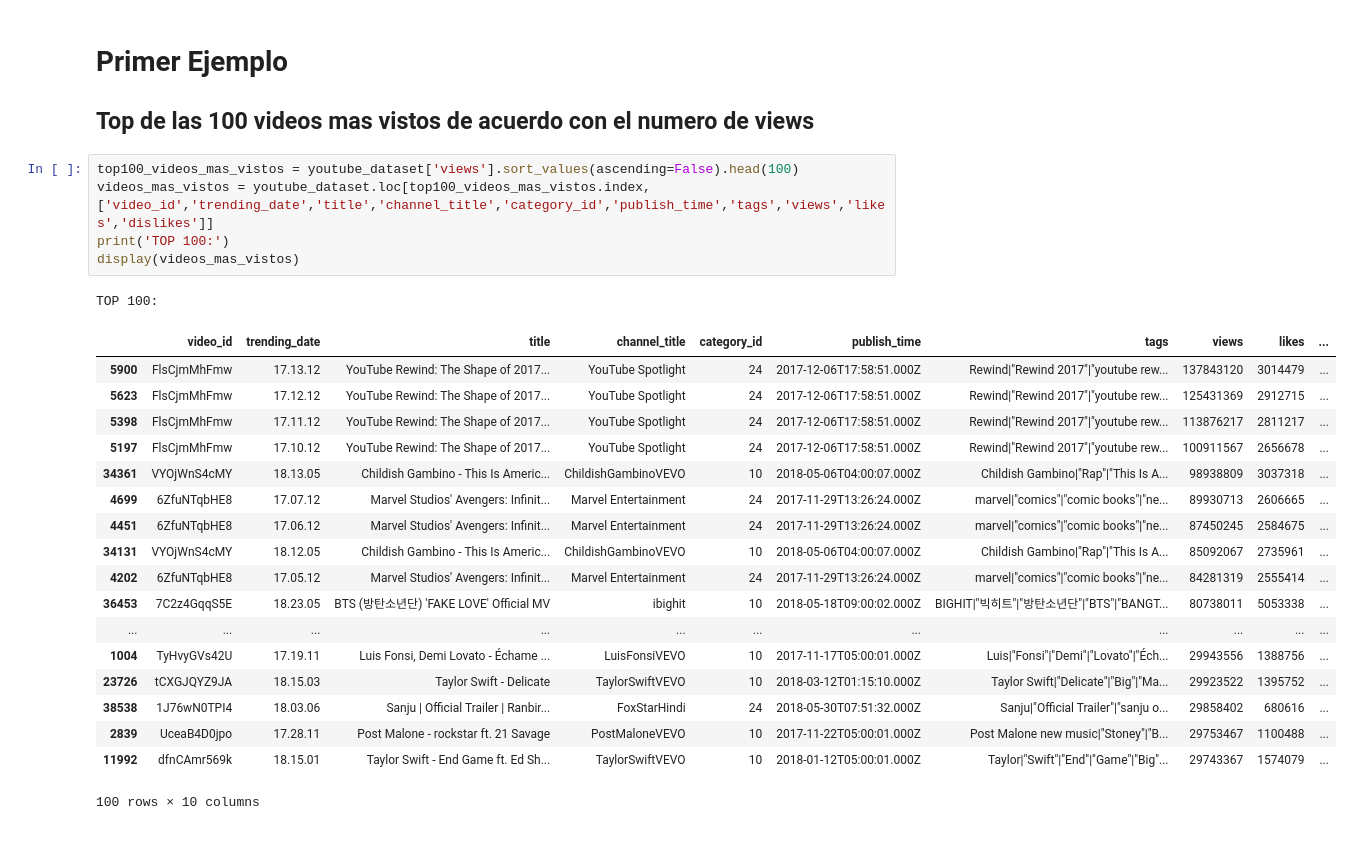
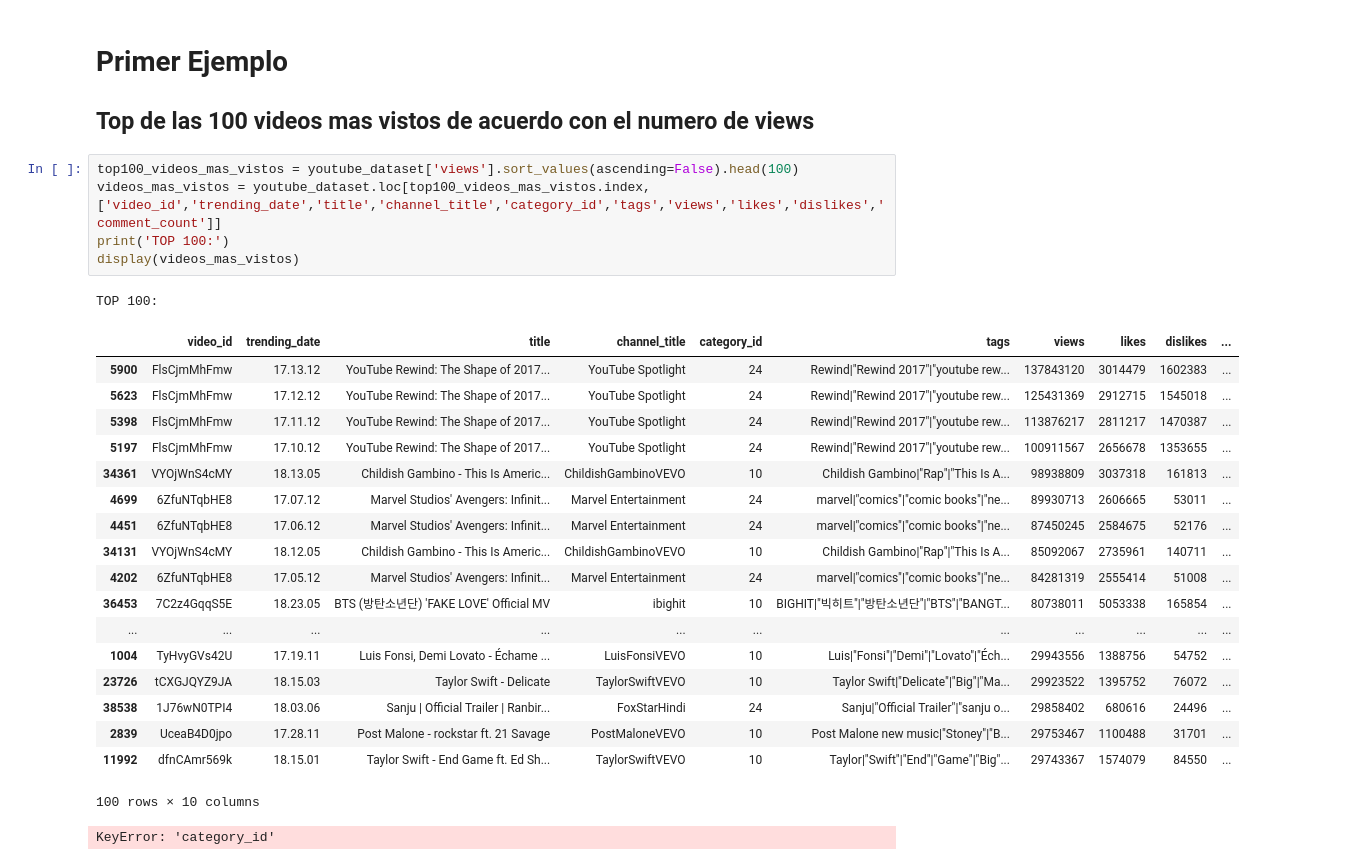
Before and after one commit to 2019-B-GR1-Python/py-alvarado-roman-ronald-francisco, a Jupyter notebook: Proyectos/Proyecto1/Proyecto1_Anlisis.ipynb, the cells around one changed output. Saved outputs shown, nothing was run; the diff lists cells and outputs as text.

```diff
--- a/Proyectos/Proyecto1/Proyecto1_Anlisis.ipynb
+++ b/Proyectos/Proyecto1/Proyecto1_Anlisis.ipynb
@@ -31,26 +41,27 @@ display(youtube_dataset.head(5))
 ## Top de las 100 videos mas vistos de acuerdo con el numero de views
 # %%
 top100_videos_mas_vistos = youtube_dataset['views'].sort_values(ascending=False).head(100)
-videos_mas_vistos = youtube_dataset.loc[top100_videos_mas_vistos.index,['video_id','trending_date','title','channel_title','category_id','publish_time','tags','views','likes','dislikes']]
+videos_mas_vistos = youtube_dataset.loc[top100_videos_mas_vistos.index,['video_id','trending_date','title','channel_title','category_id','tags','views','likes','dislikes','comment_count']]
 print('TOP 100:')
 display(videos_mas_vistos)
 # %% [output]
 TOP 100:
-|  | video_id | trending_date | title | channel_title | category_id | publish_time | tags | views | likes | ... |
-| 5900 | FlsCjmMhFmw | 17.13.12 | YouTube Rewind: The Shape of 2017... | YouTube Spotlight | 24 | 2017-12-06T17:58:51.000Z | Rewind|"Rewind 2017"|"youtube rew... | 137843120 | 3014479 | ... |
-| 5623 | FlsCjmMhFmw | 17.12.12 | YouTube Rewind: The Shape of 2017... | YouTube Spotlight | 24 | 2017-12-06T17:58:51.000Z | Rewind|"Rewind 2017"|"youtube rew... | 125431369 | 2912715 | ... |
-| 5398 | FlsCjmMhFmw | 17.11.12 | YouTube Rewind: The Shape of 2017... | YouTube Spotlight | 24 | 2017-12-06T17:58:51.000Z | Rewind|"Rewind 2017"|"youtube rew... | 113876217 | 2811217 | ... |
-| 5197 | FlsCjmMhFmw | 17.10.12 | YouTube Rewind: The Shape of 2017... | YouTube Spotlight | 24 | 2017-12-06T17:58:51.000Z | Rewind|"Rewind 2017"|"youtube rew... | 100911567 | 2656678 | ... |
-| 34361 | VYOjWnS4cMY | 18.13.05 | Childish Gambino - This Is Americ... | ChildishGambinoVEVO | 10 | 2018-05-06T04:00:07.000Z | Childish Gambino|"Rap"|"This Is A... | 98938809 | 3037318 | ... |
-| 4699 | 6ZfuNTqbHE8 | 17.07.12 | Marvel Studios' Avengers: Infinit... | Marvel Entertainment | 24 | 2017-11-29T13:26:24.000Z | marvel|"comics"|"comic books"|"ne... | 89930713 | 2606665 | ... |
-| 4451 | 6ZfuNTqbHE8 | 17.06.12 | Marvel Studios' Avengers: Infinit... | Marvel Entertainment | 24 | 2017-11-29T13:26:24.000Z | marvel|"comics"|"comic books"|"ne... | 87450245 | 2584675 | ... |
-| 34131 | VYOjWnS4cMY | 18.12.05 | Childish Gambino - This Is Americ... | ChildishGambinoVEVO | 10 | 2018-05-06T04:00:07.000Z | Childish Gambino|"Rap"|"This Is A... | 85092067 | 2735961 | ... |
-| 4202 | 6ZfuNTqbHE8 | 17.05.12 | Marvel Studios' Avengers: Infinit... | Marvel Entertainment | 24 | 2017-11-29T13:26:24.000Z | marvel|"comics"|"comic books"|"ne... | 84281319 | 2555414 | ... |
-| 36453 | 7C2z4GqqS5E | 18.23.05 | BTS (방탄소년단) 'FAKE LOVE' Official MV | ibighit | 10 | 2018-05-18T09:00:02.000Z | BIGHIT|"빅히트"|"방탄소년단"|"BTS"|"BANGT... | 80738011 | 5053338 | ... |
+|  | video_id | trending_date | title | channel_title | category_id | tags | views | likes | dislikes | ... |
+| 5900 | FlsCjmMhFmw | 17.13.12 | YouTube Rewind: The Shape of 2017... | YouTube Spotlight | 24 | Rewind|"Rewind 2017"|"youtube rew... | 137843120 | 3014479 | 1602383 | ... |
+| 5623 | FlsCjmMhFmw | 17.12.12 | YouTube Rewind: The Shape of 2017... | YouTube Spotlight | 24 | Rewind|"Rewind 2017"|"youtube rew... | 125431369 | 2912715 | 1545018 | ... |
+| 5398 | FlsCjmMhFmw | 17.11.12 | YouTube Rewind: The Shape of 2017... | YouTube Spotlight | 24 | Rewind|"Rewind 2017"|"youtube rew... | 113876217 | 2811217 | 1470387 | ... |
+| 5197 | FlsCjmMhFmw | 17.10.12 | YouTube Rewind: The Shape of 2017... | YouTube Spotlight | 24 | Rewind|"Rewind 2017"|"youtube rew... | 100911567 | 2656678 | 1353655 | ... |
+| 34361 | VYOjWnS4cMY | 18.13.05 | Childish Gambino - This Is Americ... | ChildishGambinoVEVO | 10 | Childish Gambino|"Rap"|"This Is A... | 98938809 | 3037318 | 161813 | ... |
+| 4699 | 6ZfuNTqbHE8 | 17.07.12 | Marvel Studios' Avengers: Infinit... | Marvel Entertainment | 24 | marvel|"comics"|"comic books"|"ne... | 89930713 | 2606665 | 53011 | ... |
+| 4451 | 6ZfuNTqbHE8 | 17.06.12 | Marvel Studios' Avengers: Infinit... | Marvel Entertainment | 24 | marvel|"comics"|"comic books"|"ne... | 87450245 | 2584675 | 52176 | ... |
+| 34131 | VYOjWnS4cMY | 18.12.05 | Childish Gambino - This Is Americ... | ChildishGambinoVEVO | 10 | Childish Gambino|"Rap"|"This Is A... | 85092067 | 2735961 | 140711 | ... |
+| 4202 | 6ZfuNTqbHE8 | 17.05.12 | Marvel Studios' Avengers: Infinit... | Marvel Entertainment | 24 | marvel|"comics"|"comic books"|"ne... | 84281319 | 2555414 | 51008 | ... |
+| 36453 | 7C2z4GqqS5E | 18.23.05 | BTS (방탄소년단) 'FAKE LOVE' Official MV | ibighit | 10 | BIGHIT|"빅히트"|"방탄소년단"|"BTS"|"BANGT... | 80738011 | 5053338 | 165854 | ... |
 | ... | ... | ... | ... | ... | ... | ... | ... | ... | ... | ... |
-| 1004 | TyHvyGVs42U | 17.19.11 | Luis Fonsi, Demi Lovato - Échame ... | LuisFonsiVEVO | 10 | 2017-11-17T05:00:01.000Z | Luis|"Fonsi"|"Demi"|"Lovato"|"Éch... | 29943556 | 1388756 | ... |
-| 23726 | tCXGJQYZ9JA | 18.15.03 | Taylor Swift - Delicate | TaylorSwiftVEVO | 10 | 2018-03-12T01:15:10.000Z | Taylor Swift|"Delicate"|"Big"|"Ma... | 29923522 | 1395752 | ... |
-| 38538 | 1J76wN0TPI4 | 18.03.06 | Sanju | Official Trailer | Ranbir... | FoxStarHindi | 24 | 2018-05-30T07:51:32.000Z | Sanju|"Official Trailer"|"sanju o... | 29858402 | 680616 | ... |
-| 2839 | UceaB4D0jpo | 17.28.11 | Post Malone - rockstar ft. 21 Savage | PostMaloneVEVO | 10 | 2017-11-22T05:00:01.000Z | Post Malone new music|"Stoney"|"B... | 29753467 | 1100488 | ... |
-| 11992 | dfnCAmr569k | 18.15.01 | Taylor Swift - End Game ft. Ed Sh... | TaylorSwiftVEVO | 10 | 2018-01-12T05:00:01.000Z | Taylor|"Swift"|"End"|"Game"|"Big"... | 29743367 | 1574079 | ... |
+| 1004 | TyHvyGVs42U | 17.19.11 | Luis Fonsi, Demi Lovato - Échame ... | LuisFonsiVEVO | 10 | Luis|"Fonsi"|"Demi"|"Lovato"|"Éch... | 29943556 | 1388756 | 54752 | ... |
+| 23726 | tCXGJQYZ9JA | 18.15.03 | Taylor Swift - Delicate | TaylorSwiftVEVO | 10 | Taylor Swift|"Delicate"|"Big"|"Ma... | 29923522 | 1395752 | 76072 | ... |
+| 38538 | 1J76wN0TPI4 | 18.03.06 | Sanju | Official Trailer | Ranbir... | FoxStarHindi | 24 | Sanju|"Official Trailer"|"sanju o... | 29858402 | 680616 | 24496 | ... |
+| 2839 | UceaB4D0jpo | 17.28.11 | Post Malone - rockstar ft. 21 Savage | PostMaloneVEVO | 10 | Post Malone new music|"Stoney"|"B... | 29753467 | 1100488 | 31701 | ... |
+| 11992 | dfnCAmr569k | 18.15.01 | Taylor Swift - End Game ft. Ed Sh... | TaylorSwiftVEVO | 10 | Taylor|"Swift"|"End"|"Game"|"Big"... | 29743367 | 1574079 | 84550 | ... |
 100 rows × 10 columns
+KeyError: 'category_id'
```
Also changed, not shown: parts of 30 cells of this notebook, 2 other files.
